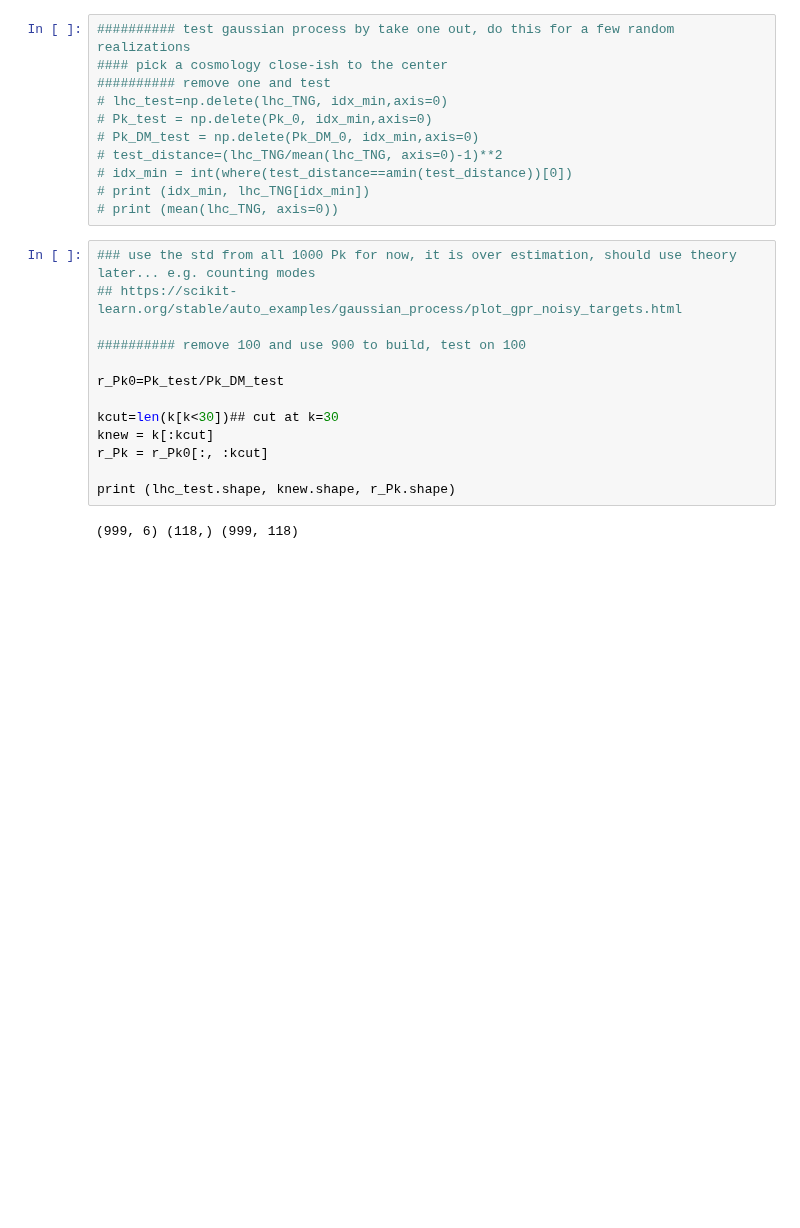
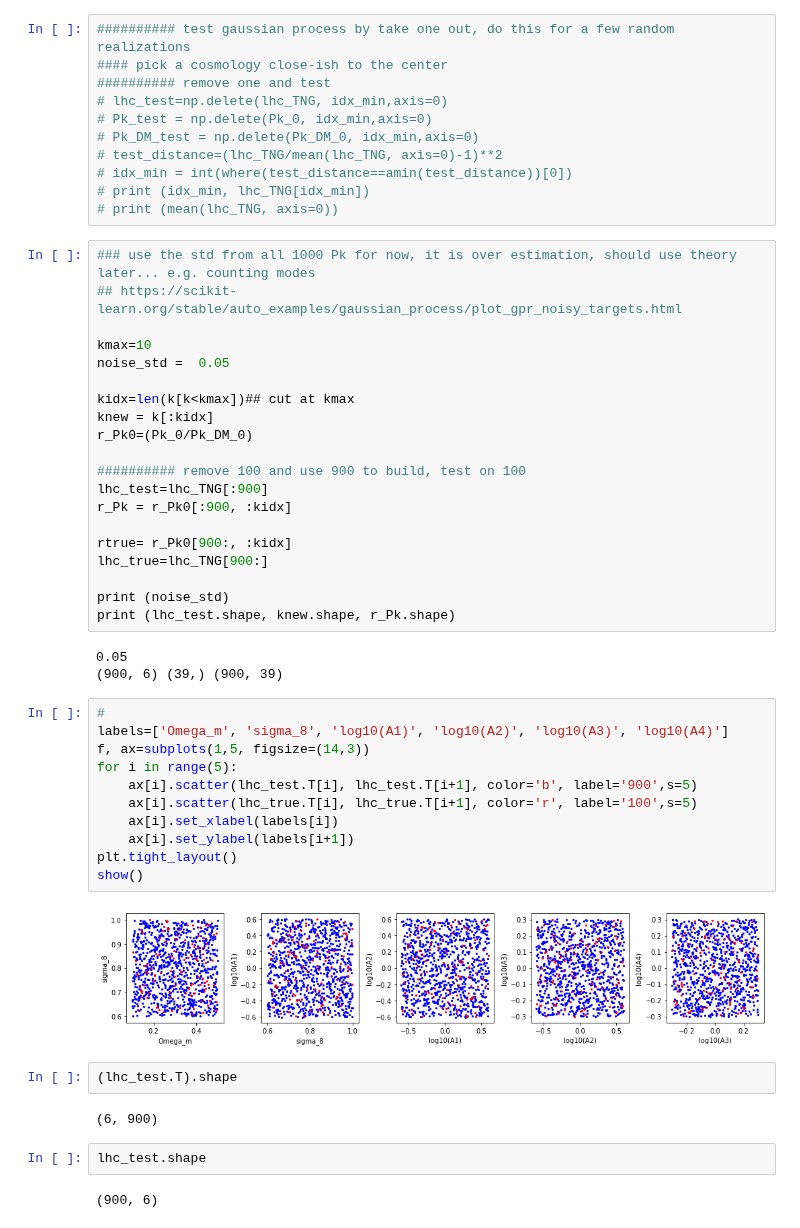
Before and after one commit to liuxx479/cosmo_dep_feedback, a Jupyter notebook: Pk_CAMELS.ipynb, the cells around one changed output. Saved outputs shown, nothing was run; the diff lists cells and outputs as text; blank space fills up the shorter version.

```diff
--- a/Pk_CAMELS.ipynb
+++ b/Pk_CAMELS.ipynb
@@ -123,14 +123,43 @@ from sklearn.gaussian_process.kernels import RBF
 ### use the std from all 1000 Pk for now, it is over estimation, should use theory later... e.g. counting modes
 ## https://scikit-learn.org/stable/auto_examples/gaussian_process/plot_gpr_noisy_targets.html
 
+kmax=10
+noise_std =  0.05
+
+kidx=len(k[k<kmax])## cut at kmax
+knew = k[:kidx]
+r_Pk0=(Pk_0/Pk_DM_0)
+
 ########## remove 100 and use 900 to build, test on 100
+lhc_test=lhc_TNG[:900]
+r_Pk = r_Pk0[:900, :kidx]
 
-r_Pk0=Pk_test/Pk_DM_test
+rtrue= r_Pk0[900:, :kidx]
+lhc_true=lhc_TNG[900:]
 
-kcut=len(k[k<30])## cut at k=30
-knew = k[:kcut]
-r_Pk = r_Pk0[:, :kcut]
-
+print (noise_std)
 print (lhc_test.shape, knew.shape, r_Pk.shape)
 # %% [output]
-(999, 6) (118,) (999, 118)
+0.05
+(900, 6) (39,) (900, 39)
+# %%
+#
+labels=['Omega_m', 'sigma_8', 'log10(A1)', 'log10(A2)', 'log10(A3)', 'log10(A4)']
+f, ax=subplots(1,5, figsize=(14,3))
+for i in range(5):
+    ax[i].scatter(lhc_test.T[i], lhc_test.T[i+1], color='b', label='900',s=5)
+    ax[i].scatter(lhc_true.T[i], lhc_true.T[i+1], color='r', label='100',s=5)
+    ax[i].set_xlabel(labels[i])
+    ax[i].set_ylabel(labels[i+1])
+plt.tight_layout()
+show()
+# %% [output]
+[figure, added]
+# %%
+(lhc_test.T).shape
+# %% [output]
+(6, 900)
+# %%
+lhc_test.shape
+# %% [output]
+(900, 6)
```
Also changed, not shown: parts of 5 cells of this notebook.
